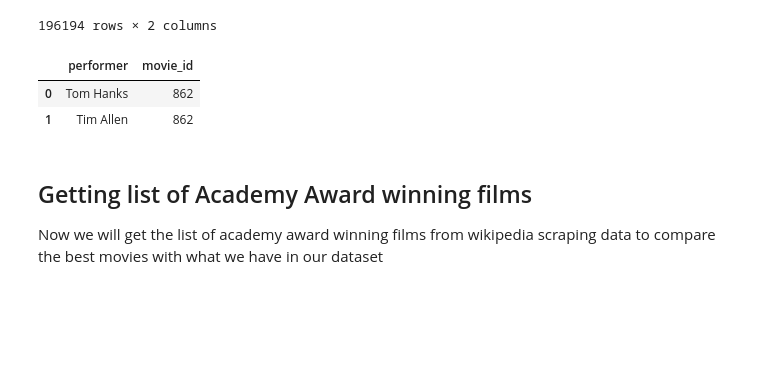
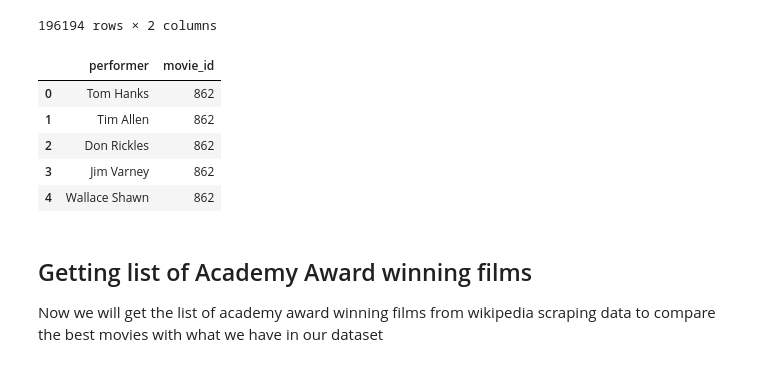
Before and after one commit to cperezmendoza00/cpsc-4810-project, a Jupyter notebook: Project.ipynb, the cells around one changed output. Saved outputs shown, nothing was run; the diff lists cells and outputs as text; code cells hidden in the pictures; blank space fills up the shorter version.

```diff
--- a/Project.ipynb
+++ b/Project.ipynb
@@ -239,11 +234,14 @@ display(counts)
 | 196193 | Aleksandr Chabrov | 1 |
 196194 rows × 2 columns
 # %%
-acts.head(2)
+acts.head(5)
 # %% [output]
 |  | performer | movie_id |
 | 0 | Tom Hanks | 862 |
 | 1 | Tim Allen | 862 |
+| 2 | Don Rickles | 862 |
+| 3 | Jim Varney | 862 |
+| 4 | Wallace Shawn | 862 |
 # %% [markdown]
 ## Getting list of Academy Award winning films
 Now we will get the list of academy award winning films from wikipedia scraping data to compare the best movies with what we have in our dataset
```
Also changed, not shown: parts of 5 cells of this notebook.
